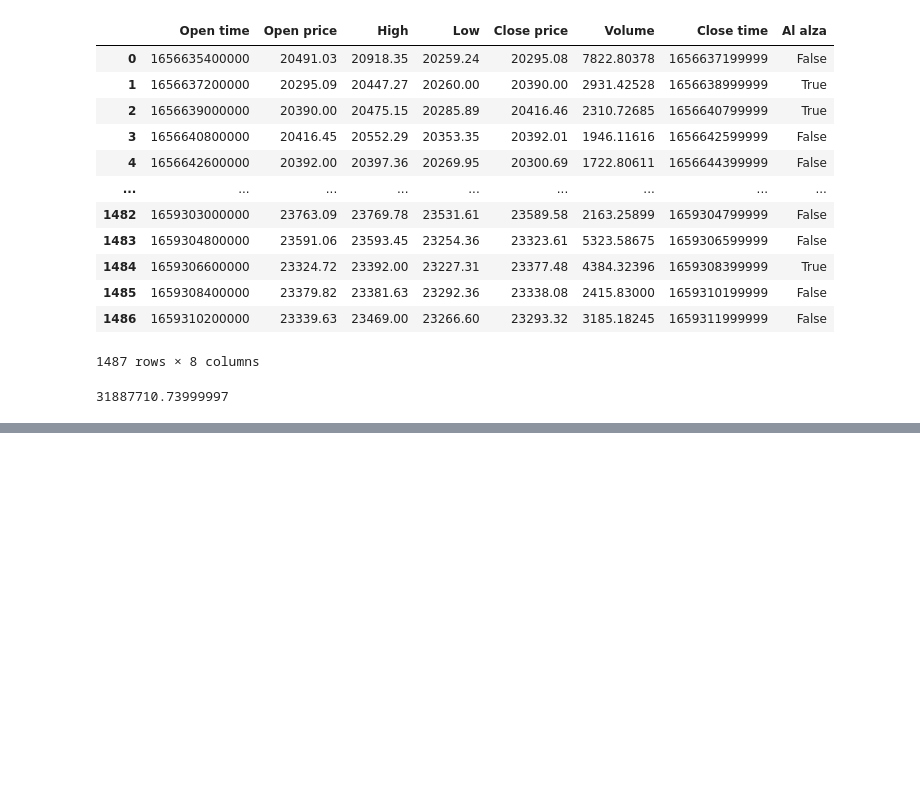
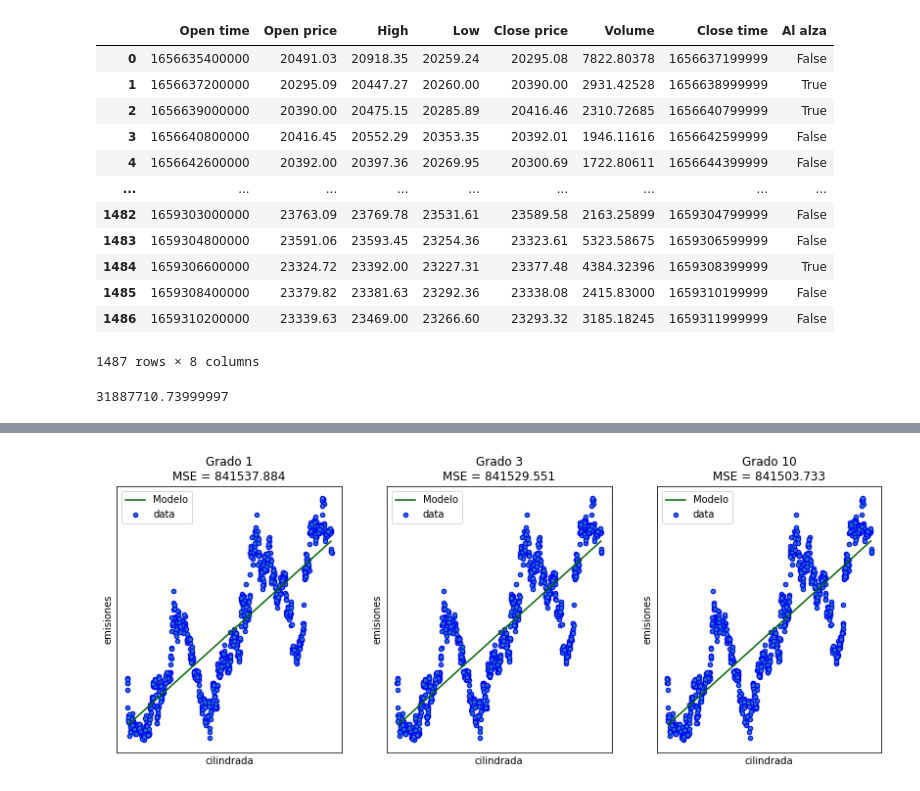
Before and after one commit to MartinParafita/BotFinanciero, a Jupyter notebook: ProyectoAnalytics.ipynb, the cells around one changed output, grey strips where cells are left out. Drawn from its saved outputs; the diff is of its cells as text; code cells hidden in the pictures; blank space fills up the shorter version.

```diff
--- a/ProyectoAnalytics.ipynb
+++ b/ProyectoAnalytics.ipynb
@@ -120,5 +147,0 @@ class MeanBaseModel():
-# %%
-mean_model = MeanBaseModel()
-mean_model.fit(X_train, y_train)
-y_hat_base = mean_model.predict(X_test)
-print(f"Precio del BTC promedio: ${mean_model.W:.2f}")
@@ -155,0 +148,14 @@ plt.show()
+# %%
+from sklearn.preprocessing import PolynomialFeatures
+from sklearn.linear_model import LinearRegression
+# Polinomio grado 3
+lr= LinearRegression()
+polynomial_features = PolynomialFeatures()
+poly = PolynomialFeatures(degree=3)
+X_train_reshape = X_train.reshape(-1,1)
+X_test_reshape = X_test.reshape(-1,1)
+y_train_reshape = y_train.reshape(-1,1)
+X_train_poly = poly.fit_transform(X_train_reshape)
+X_test_poly = poly.fit_transform(X_test_reshape)
+lr.fit(X_train_poly, y_train)
+y_hat = lr.predict(X_test_poly)
@@ -155,0 +172,58 @@ plt.show()
+# %%
+from sklearn.preprocessing import PolynomialFeatures
+from sklearn.linear_model import LinearRegression
+from sklearn.metrics import mean_squared_error
+
+mse_train_list = []
+mse_test_list = []
+degrees_to_plot = [1, 3, 10]
+max_dregree = max(degrees_to_plot)
+
+plt.figure(figsize=(14, 5))
+for degree in range(1, (max_dregree+1)):
+
+    plot_number = 0
+    try:
+        plot_number = degrees_to_plot.index(degree) + 1
+    except:
+        plot_number = 0
+
+    if plot_number > 0:
+        ax = plt.subplot(1, len(degrees_to_plot), plot_number)
+        plt.setp(ax, xticks=(), yticks=())
+
+    poly = PolynomialFeatures(degree=degree)
+
+    X_train_reshape = X_train.reshape(-1,1)
+    X_test_reshape = X_test.reshape(-1,1)
+    y_test_reshape = y_test.reshape(-1,1)
+    X_train_poly = poly.fit_transform(X_train_reshape)
+    X_test_poly = poly.fit_transform(X_test_reshape)
+
+    lr = LinearRegression()
+    lr.fit(X_train_poly, y_train)
+    y_hat = lr.predict(X_test_poly)
+    y_hat_train = lr.predict(X_train_poly)
+
+    mse = mean_squared_error(y_test_reshape, y_hat)
+    mse_train = mean_squared_error(y_train_reshape, y_hat_train)
+
+    mse_train_list.append(mse_train)
+    mse_test_list.append(mse)
+
+    if plot_number > 0:
+
+        lx = sorted(X_test_reshape)
+        lx_poly = poly.fit_transform(lx)
+        ly = lr.predict(lx_poly)
+
+        plt.plot(lx, ly, label="Modelo", color='darkGreen')
+        plt.scatter(X_train, y_train, edgecolor='b', s=20, label="data")
+        plt.xlabel("cilindrada")
+        plt.ylabel("emisiones")
+        plt.legend()
+        plt.title("Grado {}\nMSE = {:.3f}".format(degree, mse))
+
+plt.show()
+# %% [output]
+[figure, added]
```
Also changed, not shown: parts of 11 cells of this notebook.
